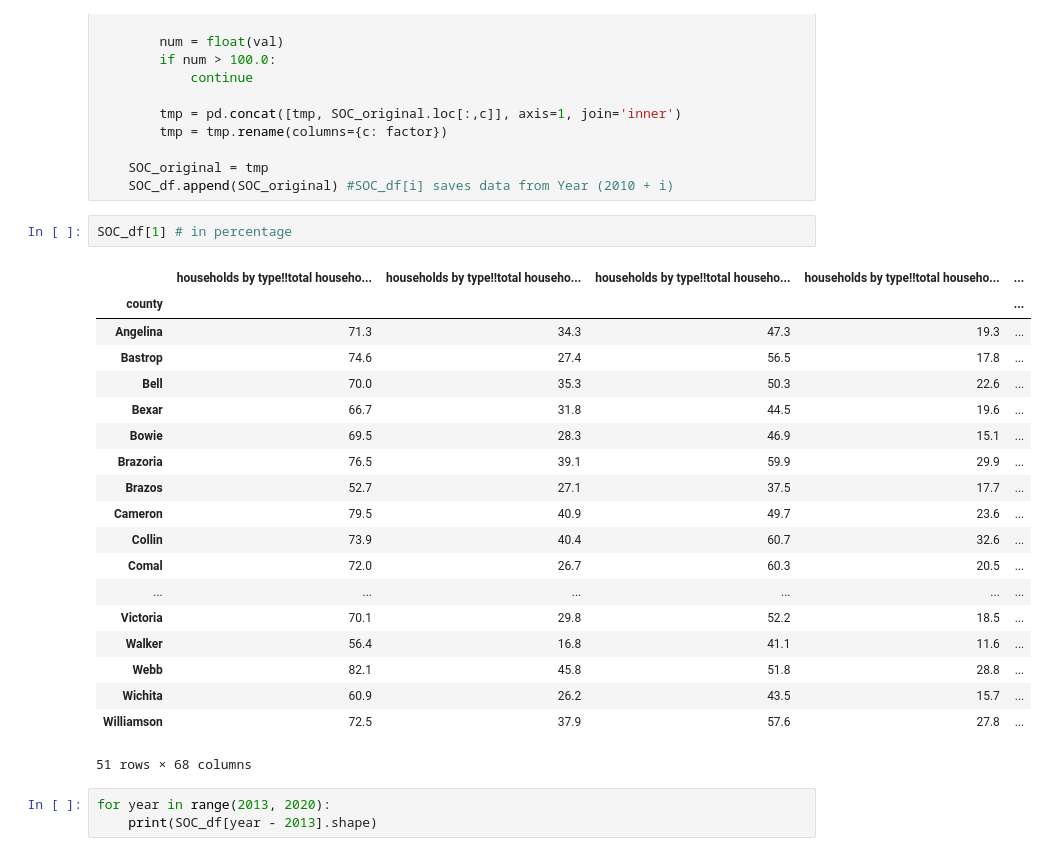
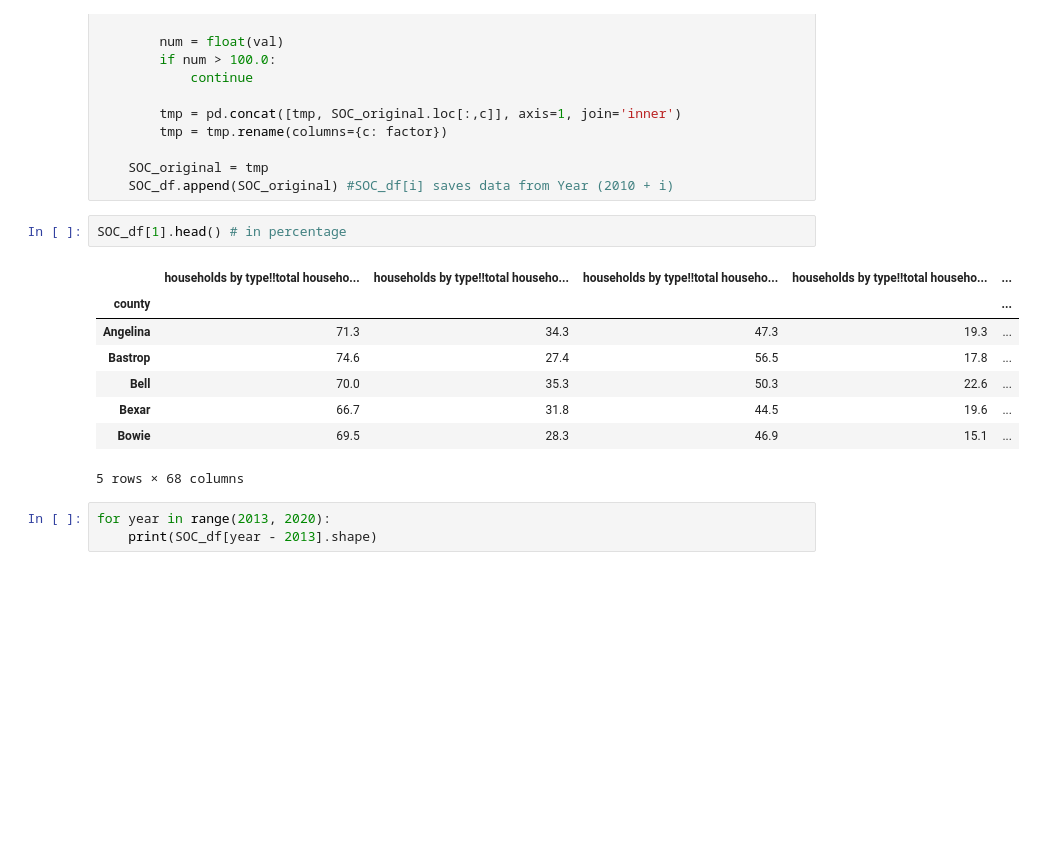
Before and after one commit to didyxdi/COGS118B_FinalProject, a Jupyter notebook: Data Cleaning 12062020.ipynb, the cells around one changed output. Cells and saved outputs as stored; diff of their text form; blank space fills up the shorter version.

```diff
--- a/Data Cleaning 12062020.ipynb
+++ b/Data Cleaning 12062020.ipynb
@@ -179,27 +179,16 @@ for year in range(2013, 2020): # Get Social Factors from 2010 and 2019
     SOC_original = tmp
     SOC_df.append(SOC_original) #SOC_df[i] saves data from Year (2010 + i)
 # %%
-SOC_df[1] # in percentage
+SOC_df[1].head() # in percentage
 # %% [output]
 |  | households by type!!total househo... | households by type!!total househo... | households by type!!total househo... | households by type!!total househo... | ... |
 | county |  |  |  |  | ... |
 | Angelina | 71.3 | 34.3 | 47.3 | 19.3 | ... |
 | Bastrop | 74.6 | 27.4 | 56.5 | 17.8 | ... |
 | Bell | 70.0 | 35.3 | 50.3 | 22.6 | ... |
 | Bexar | 66.7 | 31.8 | 44.5 | 19.6 | ... |
 | Bowie | 69.5 | 28.3 | 46.9 | 15.1 | ... |
-| Brazoria | 76.5 | 39.1 | 59.9 | 29.9 | ... |
-| Brazos | 52.7 | 27.1 | 37.5 | 17.7 | ... |
-| Cameron | 79.5 | 40.9 | 49.7 | 23.6 | ... |
-| Collin | 73.9 | 40.4 | 60.7 | 32.6 | ... |
-| Comal | 72.0 | 26.7 | 60.3 | 20.5 | ... |
-| ... | ... | ... | ... | ... | ... |
-| Victoria | 70.1 | 29.8 | 52.2 | 18.5 | ... |
-| Walker | 56.4 | 16.8 | 41.1 | 11.6 | ... |
-| Webb | 82.1 | 45.8 | 51.8 | 28.8 | ... |
-| Wichita | 60.9 | 26.2 | 43.5 | 15.7 | ... |
-| Williamson | 72.5 | 37.9 | 57.6 | 27.8 | ... |
-51 rows × 68 columns
+5 rows × 68 columns
 # %%
 for year in range(2013, 2020):
     print(SOC_df[year - 2013].shape)
```
